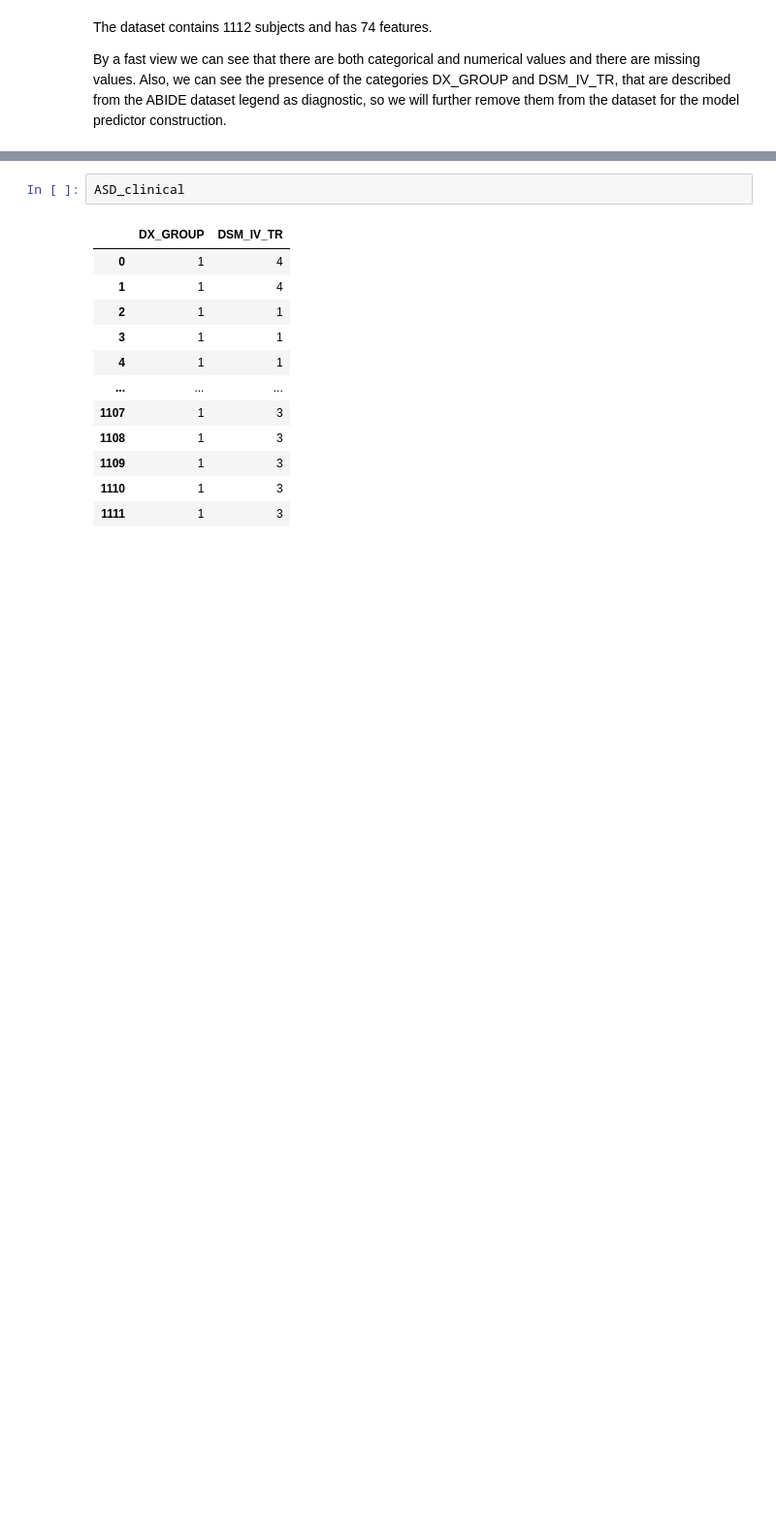
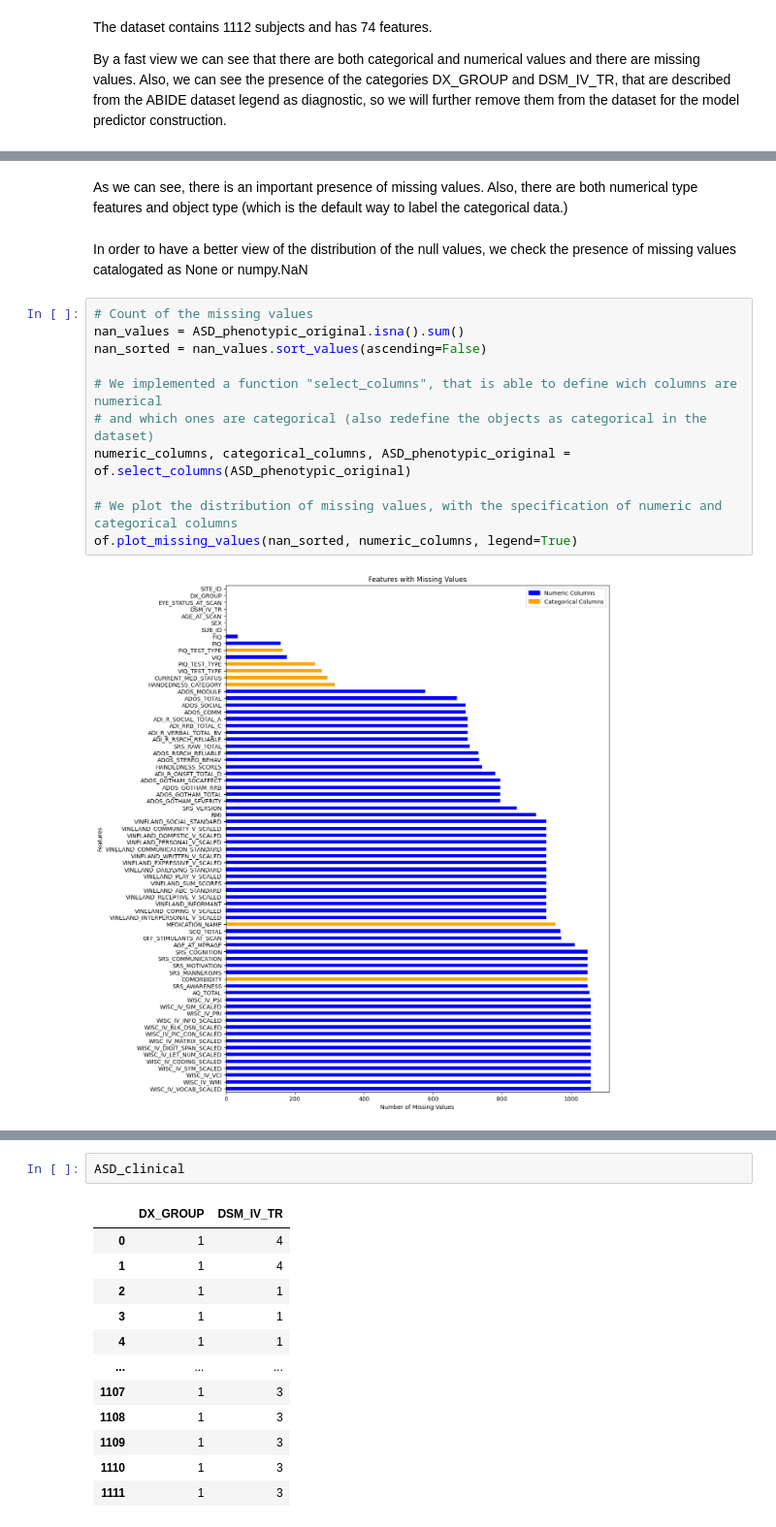
Before and after one commit to AuraNatale/AutismDataMining, a Jupyter notebook: Source Code/data_exploration_neworder.ipynb, the cells around one changed output, grey strips where cells are left out. Shown: that part at 97% size. Cells and saved outputs as stored; diff of their text form; blank space fills up the shorter version.

```diff
--- a/Source Code/data_exploration_neworder.ipynb
+++ b/Source Code/data_exploration_neworder.ipynb
@@ -37,0 +57,17 @@ controlli. Quindi vogliamo splittare il dataset originale.
+# %% [markdown]
+As we can see, there is an important presence of missing values. Also, there are both numerical type features and object type (which is the default way to label the categorical data.)
+# %% [markdown]
+In order to have a better view of the distribution of the null values, we check the presence of missing values catalogated as None or numpy.NaN
+# %%
+# Count of the missing values
+nan_values = ASD_phenotypic_original.isna().sum()
+nan_sorted = nan_values.sort_values(ascending=False)
+
+# We implemented a function "select_columns", that is able to define wich columns are numerical
+# and which ones are categorical (also redefine the objects as categorical in the dataset)
+numeric_columns, categorical_columns, ASD_phenotypic_original = of.select_columns(ASD_phenotypic_original)
+
+# We plot the distribution of missing values, with the specification of numeric and categorical columns
+of.plot_missing_values(nan_sorted, numeric_columns, legend=True)
+# %% [output]
+[figure, added]
```
Also changed, not shown: parts of 89 cells of this notebook, 1 other file.
